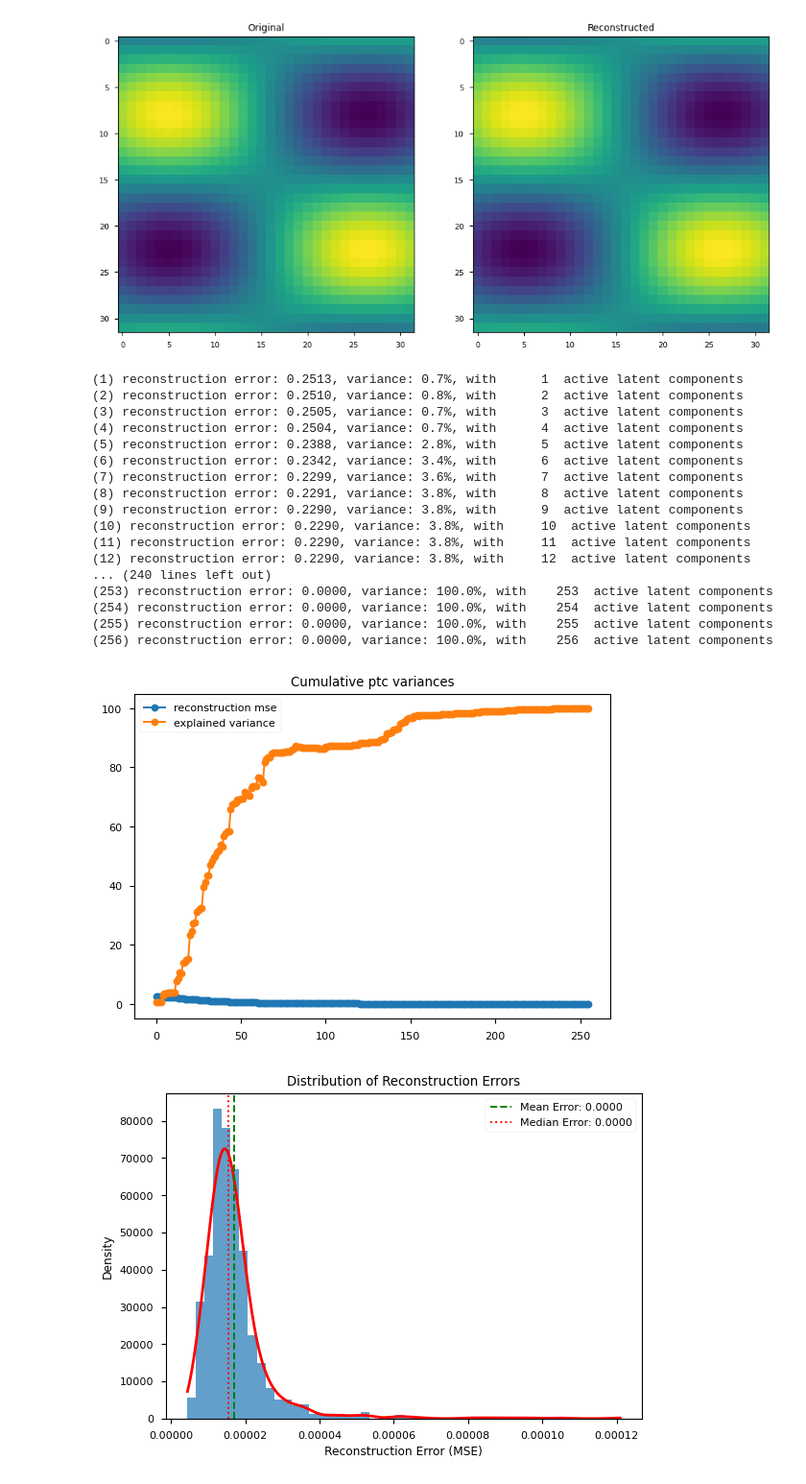
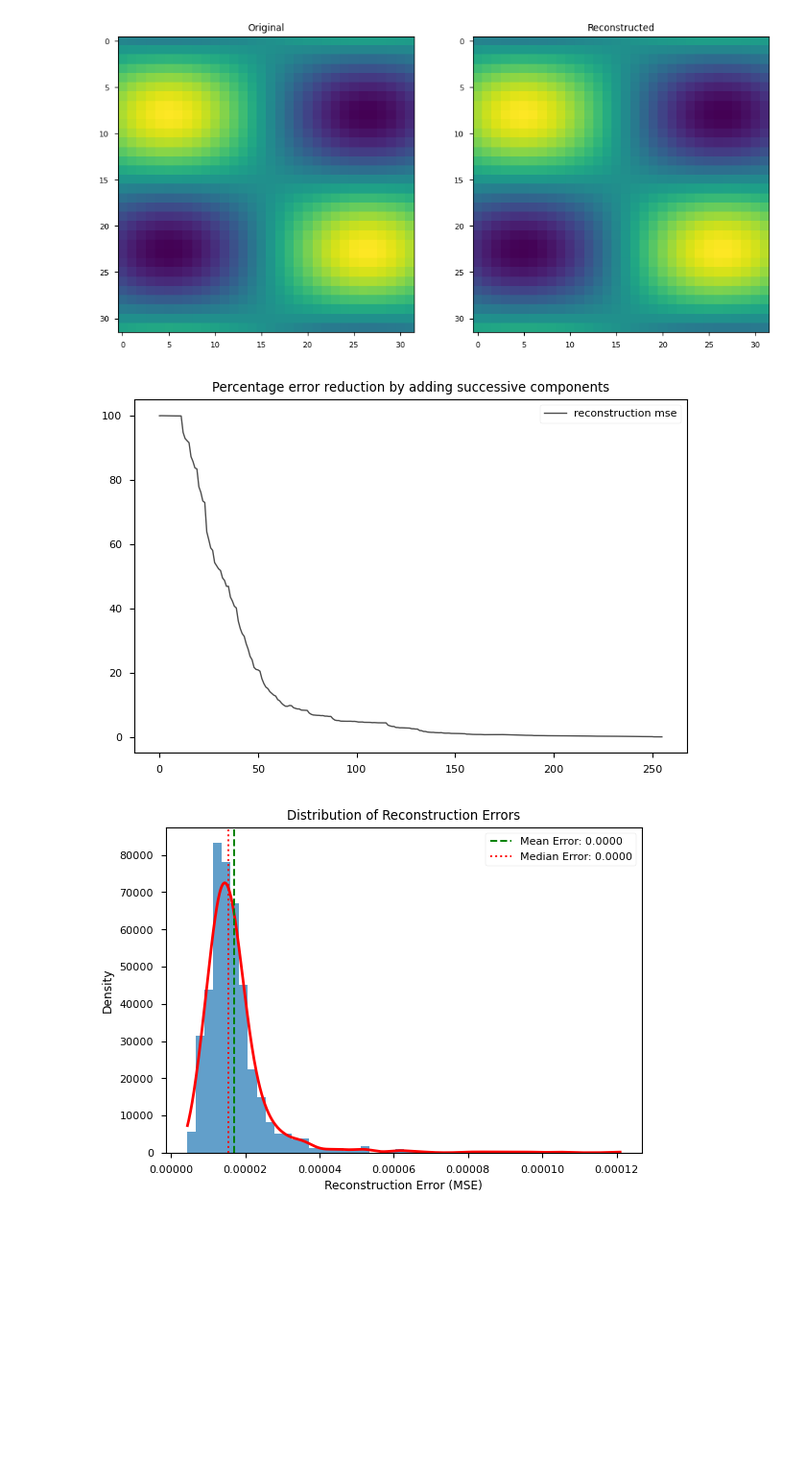
Before and after one commit to jamartinh/polcanet, a Jupyter notebook: examples/POLCANet.ipynb, the cells around one changed output. Shown at 96% size. Saved outputs shown, nothing was run; the diff lists cells and outputs as text; code cells hidden in the pictures; blank space fills up the shorter version.

```diff
--- a/examples/POLCANet.ipynb
+++ b/examples/POLCANet.ipynb
@@ -506,26 +506,9 @@ plt.show()
 # %% [output]
 [figure]
 # %%
-plot_cumsum_variance(model_conv, data)
+plot_cumsum_variance(model, data)
 # %% [output]
-(1) reconstruction error: 0.2513, variance: 0.7%, with      1  active latent components
-(2) reconstruction error: 0.2510, variance: 0.8%, with      2  active latent components
-(3) reconstruction error: 0.2505, variance: 0.7%, with      3  active latent components
-(4) reconstruction error: 0.2504, variance: 0.7%, with      4  active latent components
-(5) reconstruction error: 0.2388, variance: 2.8%, with      5  active latent components
-(6) reconstruction error: 0.2342, variance: 3.4%, with      6  active latent components
-(7) reconstruction error: 0.2299, variance: 3.6%, with      7  active latent components
-(8) reconstruction error: 0.2291, variance: 3.8%, with      8  active latent components
-(9) reconstruction error: 0.2290, variance: 3.8%, with      9  active latent components
-(10) reconstruction error: 0.2290, variance: 3.8%, with     10  active latent components
-(11) reconstruction error: 0.2290, variance: 3.8%, with     11  active latent components
-(12) reconstruction error: 0.2290, variance: 3.8%, with     12  active latent components
-... (240 lines left out)
-(253) reconstruction error: 0.0000, variance: 100.0%, with    253  active latent components
-(254) reconstruction error: 0.0000, variance: 100.0%, with    254  active latent components
-(255) reconstruction error: 0.0000, variance: 100.0%, with    255  active latent components
-(256) reconstruction error: 0.0000, variance: 100.0%, with    256  active latent components
-[figure, old version]
+[figure, new version]
 # %%
 analyze_reconstruction_error(model_conv, data, n_samples=10000)
 # %% [output]
```
Also changed, not shown: parts of 4 cells of this notebook, 13 other files.
